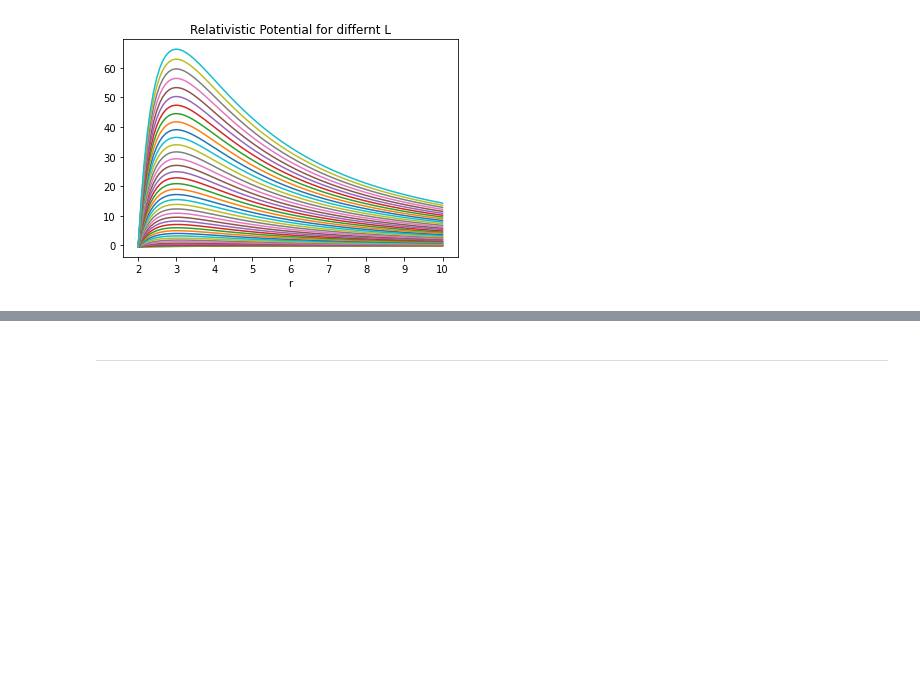
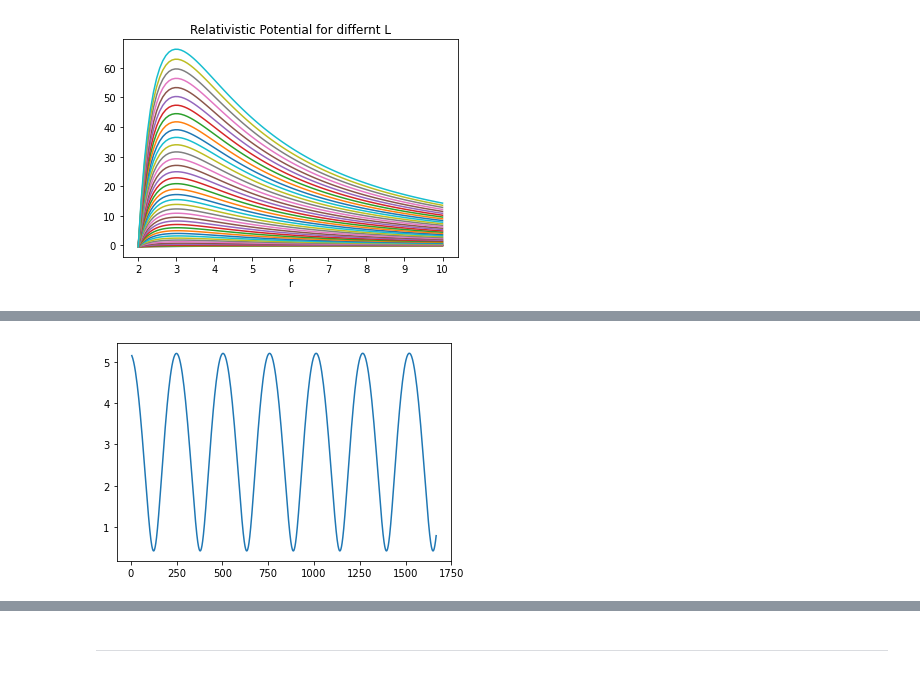
Before and after one commit to fbientrigo/machine-learning-physics, a Jupyter notebook: data_generation/obrita_mercurio.ipynb, the cells around one changed output, grey strips where cells are left out. Saved outputs shown, nothing was run; the diff lists cells and outputs as text; code cells hidden in the pictures; blank space fills up the shorter version.

```diff
--- a/data_generation/obrita_mercurio.ipynb
+++ b/data_generation/obrita_mercurio.ipynb
@@ -194,0 +267,8 @@ datos.to_csv("./orbits/heun_E1L1.csv")
+# %%
+# because of relativity, the time steps aren't exact
+time_steps = datos.t[1::].values - datos.t[:-1:].values
+
+plt.plot(datos.t[:-1:],time_steps)
+plt.show()
+# %% [output]
+[figure, added]
```
Also changed, not shown: parts of 20 cells of this notebook, 38 other files.
